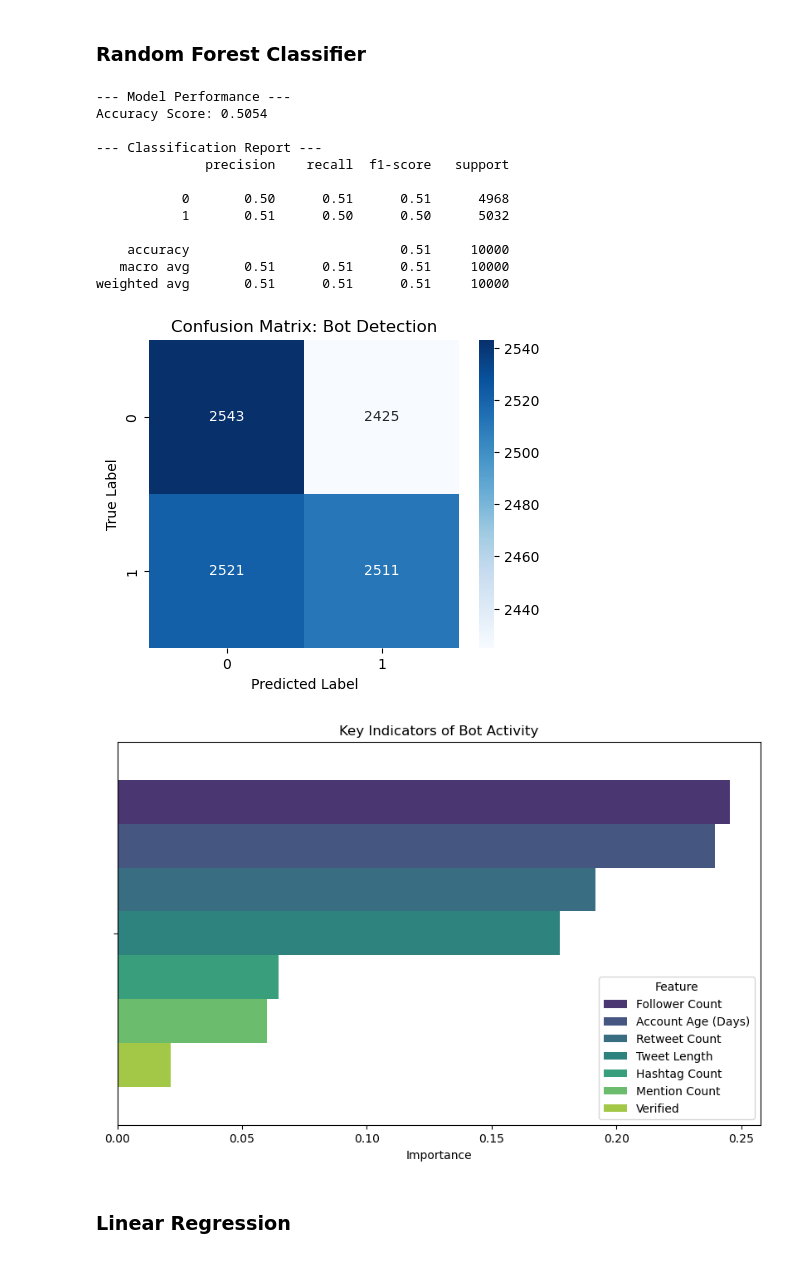
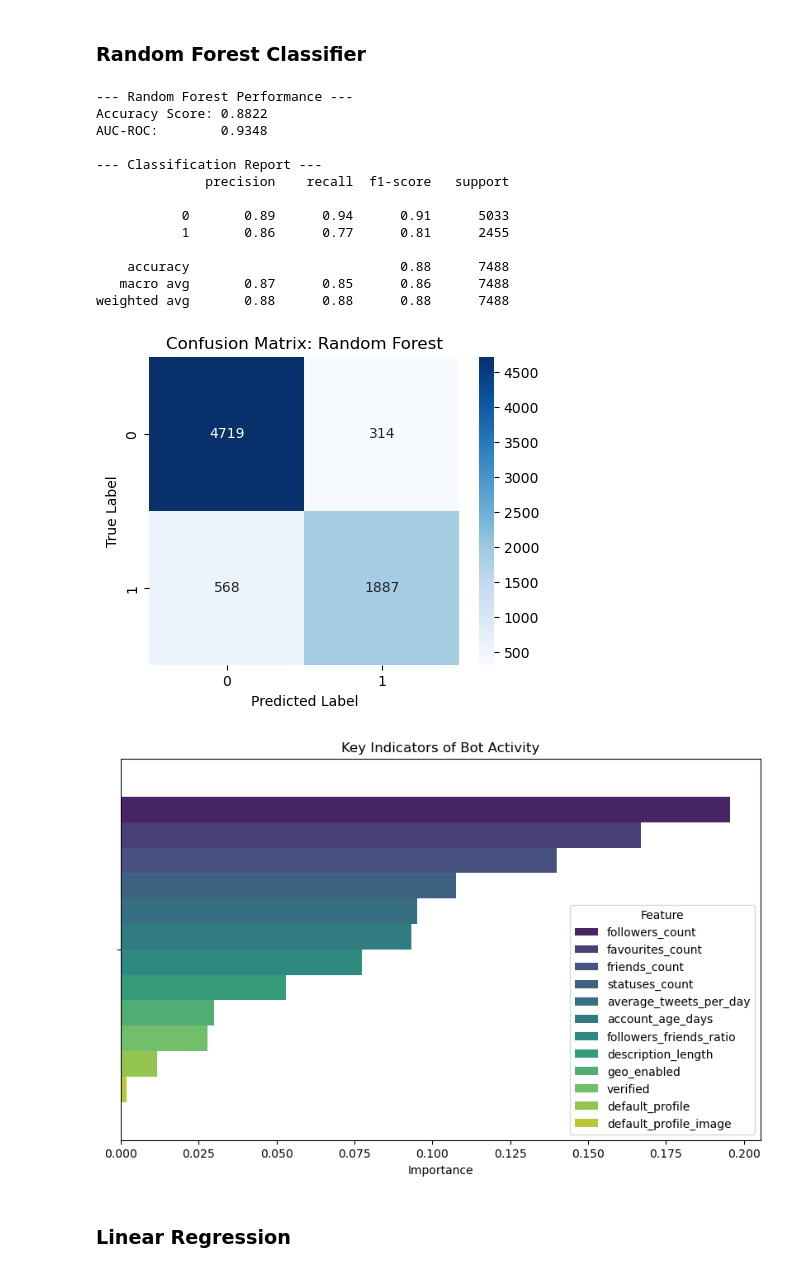
Before and after one commit to aaminahmq/CS-166-Team-1-Social-Media-AI-Bot-Detection, a Jupyter notebook: Notebooks/Cs_166_Group_Project_AI_bot_detection.ipynb, the cells around one changed output. Cells and saved outputs as stored; diff of their text form; code cells hidden in the pictures.

Commit message:
update notebook with new dataset fixed the model pipelines and got much better overall performance

```diff
--- a/Notebooks/Cs_166_Group_Project_AI_bot_detection.ipynb
+++ b/Notebooks/Cs_166_Group_Project_AI_bot_detection.ipynb
@@ -144,13 +154,18 @@ New features created successfully!
 ##Section 5 Features for the model
 # %%
 features = [
-    "Retweet Count",
-    "Mention Count",
-    "Follower Count",
-    "Verified",
-    "Account Age (Days)",
-    "Tweet Length",
-    "Hashtag Count"
+    "followers_count",
+    "friends_count",
+    "favourites_count",
+    "statuses_count",
+    "verified",
+    "default_profile",
+    "default_profile_image",
+    "geo_enabled",
+    "average_tweets_per_day",
+    "account_age_days",
+    "description_length",
+    "followers_friends_ratio"
 ]
 
 target = "Bot Label"
@@ -260,44 +280,41 @@ plt.show()
 ### Random Forest Classifier
 # %%
 from sklearn.ensemble import RandomForestClassifier
-from sklearn.metrics import classification_report, confusion_matrix, accuracy_score
+from sklearn.metrics import classification_report, confusion_matrix, accuracy_score, roc_auc_score
 
-# 1. Initialize the model
-model = RandomForestClassifier(n_estimators=500, random_state=42)
+rf_model = RandomForestClassifier(n_estimators=500, random_state=42)
+rf_model.fit(X_train_scaled, y_train)
 
-# 2. Train the model
-model.fit(X_train_scaled, y_train)
+y_pred_rf = rf_model.predict(X_test_scaled)
+y_prob_rf = rf_model.predict_proba(X_test_scaled)[:, 1]
 
-# 3. Make predictions on the test set
-y_pred = model.predict(X_test_scaled)
+print("--- Random Forest Performance ---")
+print(f"Accuracy Score: {accuracy_score(y_test, y_pred_rf):.4f}")
+print(f"AUC-ROC:        {roc_auc_score(y_test, y_prob_rf):.4f}")
+print("\n--- Classification Report ---")
+print(classification_report(y_test, y_pred_rf))
 
-# 4. Evaluate the results
-print("--- Model Performance ---")
-print(f"Accuracy Score: {accuracy_score(y_test, y_pred):.4f}")
-print("\n--- Classification Report ---")
-print(classification_report(y_test, y_pred))
-
-# 5. Visualize confusion matrix
 plt.figure(figsize=(5, 4))
-sns.heatmap(confusion_matrix(y_test, y_pred), annot=True, fmt="d", cmap="Blues")
-plt.title("Confusion Matrix: Bot Detection")
+sns.heatmap(confusion_matrix(y_test, y_pred_rf), annot=True, fmt="d", cmap="Blues")
+plt.title("Confusion Matrix: Random Forest")
 plt.xlabel("Predicted Label")
 plt.ylabel("True Label")
 plt.show()
 # %% [output]
---- Model Performance ---
-Accuracy Score: 0.5054
+--- Random Forest Performance ---
+Accuracy Score: 0.8822
+AUC-ROC:        0.9348
 
 --- Classification Report ---
               precision    recall  f1-score   support
 
-           0       0.50      0.51      0.51      4968
-           1       0.51      0.50      0.50      5032
+           0       0.89      0.94      0.91      5033
+           1       0.86      0.77      0.81      2455
 
-    accuracy                           0.51     10000
-   macro avg       0.51      0.51      0.51     10000
-weighted avg       0.51      0.51      0.51     10000
+    accuracy                           0.88      7488
+   macro avg       0.87      0.85      0.86      7488
+weighted avg       0.88      0.88      0.88      7488
-[figure, old version]
+[figure, new version]
 # %%
 # Extract feature importance
 importances = model.feature_importances_
@@ -309,7 +326,7 @@ sns.barplot(x='Importance', hue='Feature', data=feature_importance_df, palette='
 plt.title('Key Indicators of Bot Activity')
 plt.show()
 # %% [output]
-[figure, old version]
+[figure, new version]
 # %% [markdown]
 ### Linear Regression
 # %%
```
Also changed, not shown: parts of 21 cells of this notebook.
